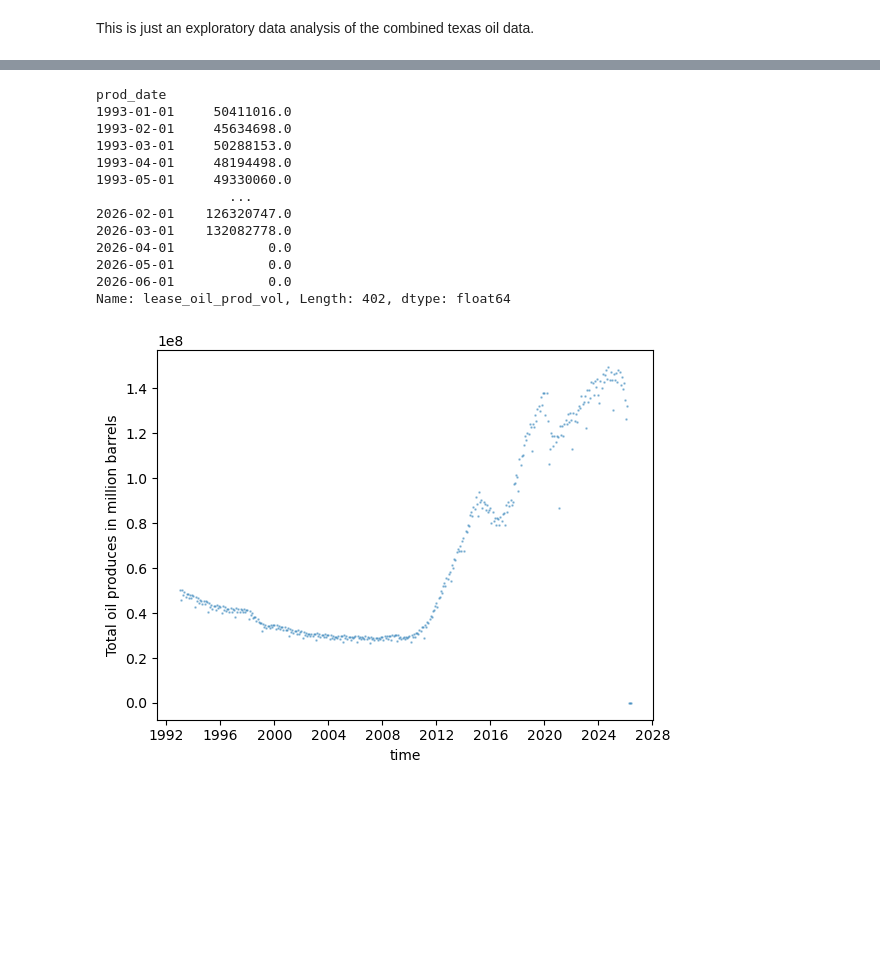
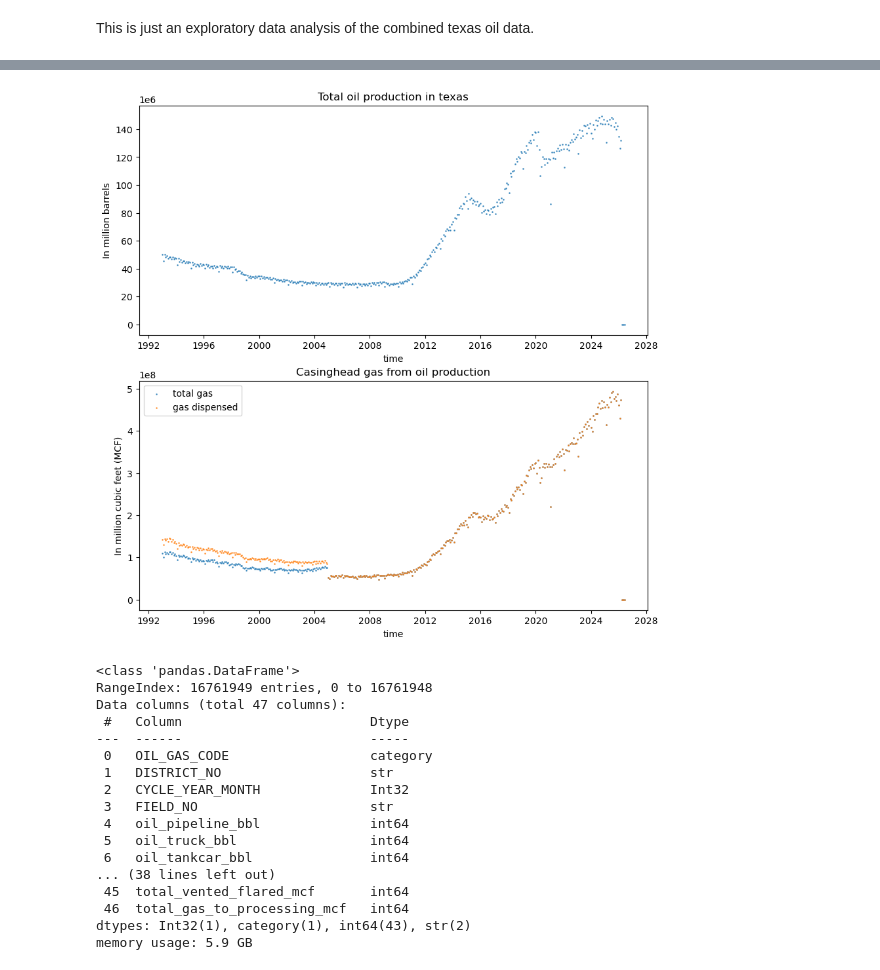
Before and after one commit to Erdos-Projects/summer26-permian-flaring, a Jupyter notebook: src/data/texas/texas_oil_test_1.ipynb, the cells around one changed output, grey strips where cells are left out. Drawn from its saved outputs; the diff is of its cells as text; code cells hidden in the pictures; blank space fills up the shorter version.

Commit message:
looking at texas oil data

```diff
--- a/src/data/texas/texas_oil_test_1.ipynb
+++ b/src/data/texas/texas_oil_test_1.ipynb
@@ -55,5 +42,3 @@ plt.show()
-# %%
-df_cycle = df_cycle.drop(columns = ['oil_gas_code','cycle_year_month','field_type','lease_gas_allow','lease_gas_lift_inj_vol','lease_gas_tot_disp'])
 # %%
 df_cycle.info()
 # %% [output]
@@ -80,25 +81,47 @@ memory usage: 3.2 GB
 # %%
-tot_vol = df_cycle.groupby(['prod_date']).lease_oil_prod_vol.sum()
-tot_vol.index
-tot_vol
+date_group = df_cycle.groupby(['prod_date'])
+tot_vol = date_group.lease_oil_prod_vol.sum()
+total_csgd_gas = date_group.lease_csgd_prod_vol.sum()
+disp_csgd_gas = date_group.lease_csgd_tot_disp.sum()
-# %% [output]
-prod_date
-1993-01-01     50411016.0
-1993-02-01     45634698.0
-1993-03-01     50288153.0
-1993-04-01     48194498.0
-1993-05-01     49330060.0
-                 ...
-2026-02-01    126320747.0
-2026-03-01    132082778.0
-2026-04-01            0.0
-2026-05-01            0.0
-2026-06-01            0.0
-Name: lease_oil_prod_vol, Length: 402, dtype: float64
 # %%
-plt.scatter(vol.index,vol, alpha = 0.4, s = 0.7)
-plt.xlabel('time')
-plt.ylabel('Total oil produces in million barrels')
+fig,ax = plt.subplots(2,1 , figsize = (10,10))
+
+ax[0].scatter(tot_vol.index,tot_vol, alpha = 0.7, s = 0.9)
+ax[0].ticklabel_format(style='sci', axis='y', scilimits=(6, 6))
+ax[0].set_xlabel('time')
+ax[0].set_ylabel('In million barrels')
+ax[0].set_title('Total oil production in texas')
+
+ax[1].scatter(total_csgd_gas.index,total_csgd_gas, alpha = 0.7, s = 0.9, label = 'total gas')
+ax[1].scatter(disp_csgd_gas.index,disp_csgd_gas, alpha = 0.7, s = 0.9, label = 'gas dispensed')
+ax[0].ticklabel_format(style='sci', axis='y', scilimits=(6, 6))
+ax[1].set_xlabel('time')
+ax[1].set_ylabel('In million cubic feet (MCF)')
+ax[1].set_title('Casinghead gas from oil production')
+ax[1].legend()
+
+
 plt.show()
 # %% [output]
-[figure, old version]
+[figure, new version]
+# %%
+df_disp  = pd.read_parquet("../../../data/raw/texas/pdq_lease_output/og_lease_cycle_disp.parquet")
+df_disp.info()
+# %% [output]
+<class 'pandas.DataFrame'>
+RangeIndex: 16761949 entries, 0 to 16761948
+Data columns (total 47 columns):
+ #   Column                        Dtype
+---  ------                        -----
+ 0   OIL_GAS_CODE                  category
+ 1   DISTRICT_NO                   str
+ 2   CYCLE_YEAR_MONTH              Int32
+ 3   FIELD_NO                      str
+ 4   oil_pipeline_bbl              int64
+ 5   oil_truck_bbl                 int64
+ 6   oil_tankcar_bbl               int64
+... (38 lines left out)
+ 45  total_vented_flared_mcf       int64
+ 46  total_gas_to_processing_mcf   int64
+dtypes: Int32(1), category(1), int64(43), str(2)
+memory usage: 5.9 GB
```
Also changed, not shown: parts of 17 cells of this notebook, 2 other files.
